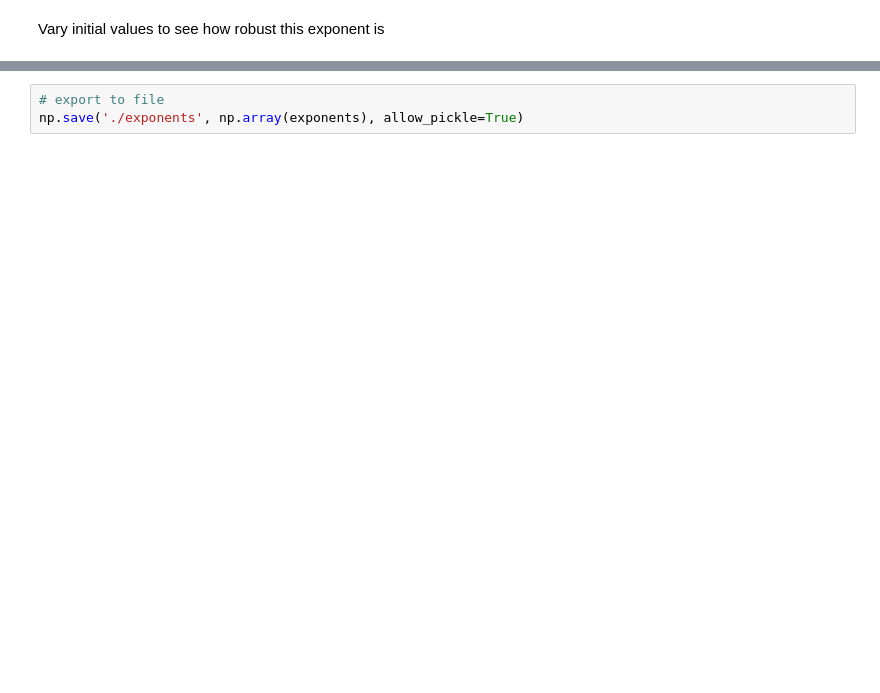
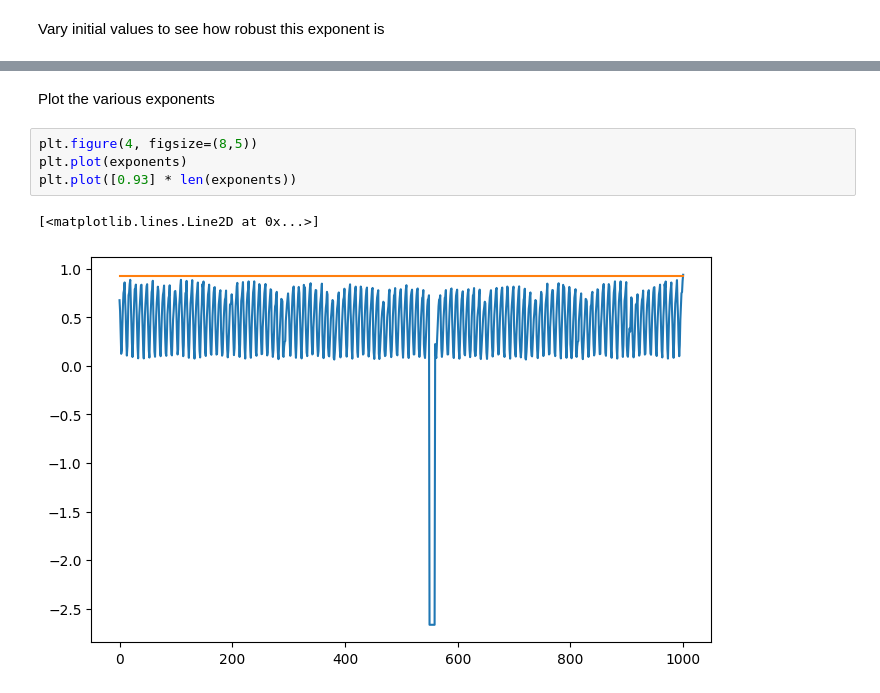
Before and after one commit to ly49nkallo/Research2023, a Jupyter notebook: Research2/lortentz_attractor.ipynb, the cells around one changed output, grey strips where cells are left out. Drawn from its saved outputs; the diff is of its cells as text; blank space fills up the shorter version.

```diff
--- a/Research2/lortentz_attractor.ipynb
+++ b/Research2/lortentz_attractor.ipynb
@@ -141,3 +149,9 @@ len(exponents)
-# %%
-# export to file
-np.save('./exponents', np.array(exponents), allow_pickle=True)
+# %% [markdown]
+Plot the various exponents
+# %%
+plt.figure(4, figsize=(8,5))
+plt.plot(exponents)
+plt.plot([0.93] * len(exponents))
+# %% [output]
+[<matplotlib.lines.Line2D at 0x...>]
+[figure, added]
```
Also changed, not shown: parts of 11 cells of this notebook.
